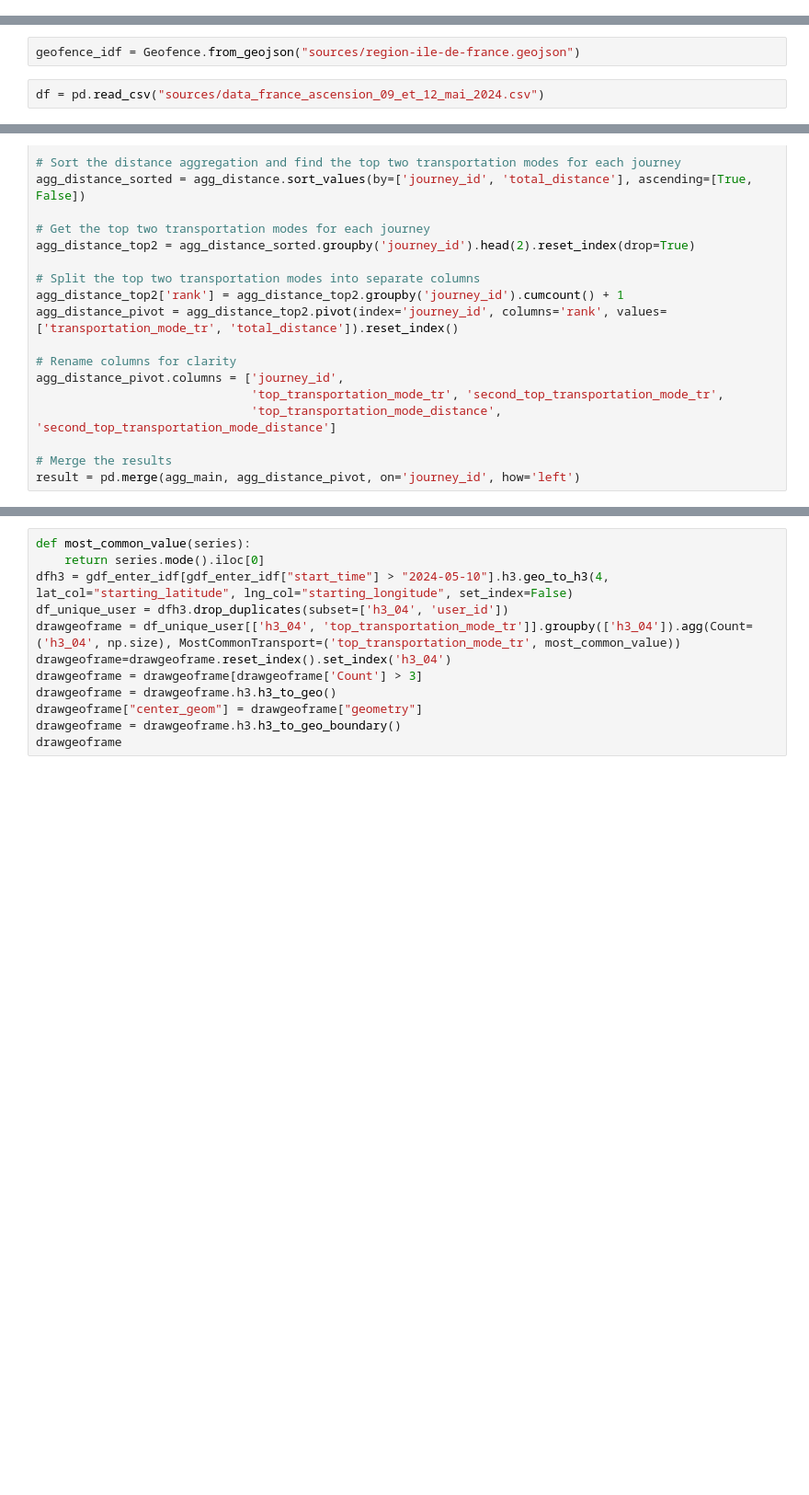
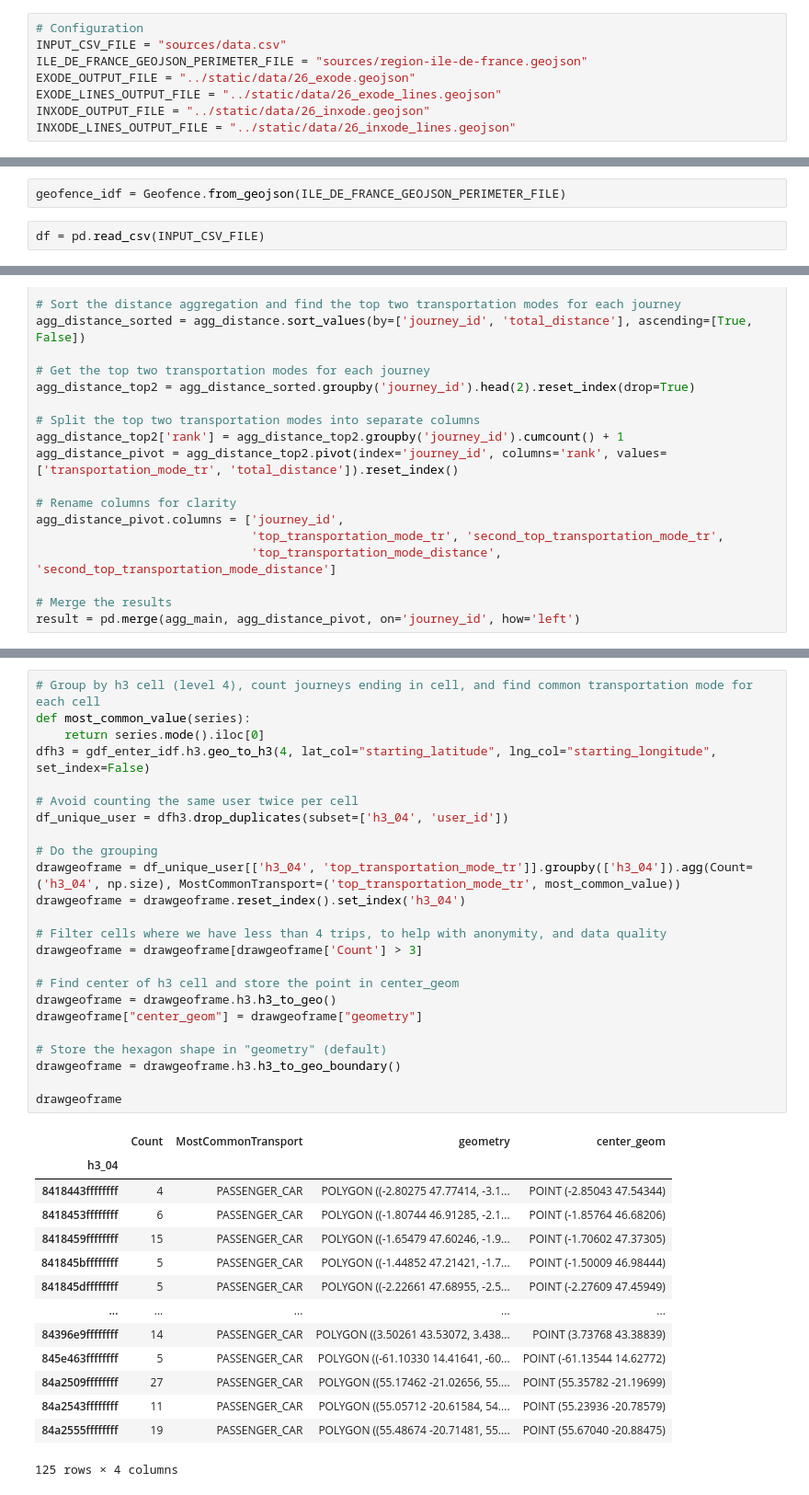
Before and after one commit to fabmob/meteo-mobilite-jo, a Jupyter notebook: computations/exode.ipynb, the cells around one changed output, grey strips where cells are left out. Shown at 92% size. Cells and saved outputs as stored; diff of their text form; blank space fills up the shorter version.

Commit message:
Cleanup exode notebook

```diff
--- a/computations/exode.ipynb
+++ b/computations/exode.ipynb
@@ -21,3 +45,11 @@
+# %%
+# Configuration
+INPUT_CSV_FILE = "sources/data.csv"
+ILE_DE_FRANCE_GEOJSON_PERIMETER_FILE = "sources/region-ile-de-france.geojson"
+EXODE_OUTPUT_FILE = "../static/data/26_exode.geojson"
+EXODE_LINES_OUTPUT_FILE = "../static/data/26_exode_lines.geojson"
+INXODE_OUTPUT_FILE = "../static/data/26_inxode.geojson"
+INXODE_LINES_OUTPUT_FILE = "../static/data/26_inxode_lines.geojson"
 # %%
 import pandas as pd
 from mappymatch.constructs.geofence import Geofence
@@ -31,4 +65,4 @@ import numpy as np
 # %%
-geofence_idf = Geofence.from_geojson("sources/region-ile-de-france.geojson")
+geofence_idf = Geofence.from_geojson(ILE_DE_FRANCE_GEOJSON_PERIMETER_FILE)
 # %%
-df = pd.read_csv("sources/data_france_ascension_09_et_12_mai_2024.csv")
+df = pd.read_csv(INPUT_CSV_FILE)
@@ -210,15 +338,42 @@ gdf_enter_idf
 # %%
+# Group by h3 cell (level 4), count journeys ending in cell, and find common transportation mode for each cell
 def most_common_value(series):
     return series.mode().iloc[0]
-dfh3 = gdf_enter_idf[gdf_enter_idf["start_time"] > "2024-05-10"].h3.geo_to_h3(4, lat_col="starting_latitude", lng_col="starting_longitude", set_index=False)
+dfh3 = gdf_enter_idf.h3.geo_to_h3(4, lat_col="starting_latitude", lng_col="starting_longitude", set_index=False)
+
+# Avoid counting the same user twice per cell
 df_unique_user = dfh3.drop_duplicates(subset=['h3_04', 'user_id'])
+
+# Do the grouping
 drawgeoframe = df_unique_user[['h3_04', 'top_transportation_mode_tr']].groupby(['h3_04']).agg(Count=('h3_04', np.size), MostCommonTransport=('top_transportation_mode_tr', most_common_value))
-drawgeoframe=drawgeoframe.reset_index().set_index('h3_04')
+drawgeoframe = drawgeoframe.reset_index().set_index('h3_04')
+
+# Filter cells where we have less than 4 trips, to help with anonymity, and data quality
 drawgeoframe = drawgeoframe[drawgeoframe['Count'] > 3]
+
+# Find center of h3 cell and store the point in center_geom
 drawgeoframe = drawgeoframe.h3.h3_to_geo()
 drawgeoframe["center_geom"] = drawgeoframe["geometry"]
+
+# Store the hexagon shape in "geometry" (default)
 drawgeoframe = drawgeoframe.h3.h3_to_geo_boundary()
+
 drawgeoframe
+# %% [output]
+|  | Count | MostCommonTransport | geometry | center_geom |
+| h3_04 |  |  |  |  |
+| 8418443ffffffff | 4 | PASSENGER_CAR | POLYGON ((-2.80275 47.77414, -3.1... | POINT (-2.85043 47.54344) |
+| 8418453ffffffff | 6 | PASSENGER_CAR | POLYGON ((-1.80744 46.91285, -2.1... | POINT (-1.85764 46.68206) |
+| 8418459ffffffff | 15 | PASSENGER_CAR | POLYGON ((-1.65479 47.60246, -1.9... | POINT (-1.70602 47.37305) |
+| 841845bffffffff | 5 | PASSENGER_CAR | POLYGON ((-1.44852 47.21421, -1.7... | POINT (-1.50009 46.98444) |
+| 841845dffffffff | 5 | PASSENGER_CAR | POLYGON ((-2.22661 47.68955, -2.5... | POINT (-2.27609 47.45949) |
+| ... | ... | ... | ... | ... |
+| 84396e9ffffffff | 14 | PASSENGER_CAR | POLYGON ((3.50261 43.53072, 3.438... | POINT (3.73768 43.38839) |
+| 845e463ffffffff | 5 | PASSENGER_CAR | POLYGON ((-61.10330 14.41641, -60... | POINT (-61.13544 14.62772) |
+| 84a2509ffffffff | 27 | PASSENGER_CAR | POLYGON ((55.17462 -21.02656, 55.... | POINT (55.35782 -21.19699) |
+| 84a2543ffffffff | 11 | PASSENGER_CAR | POLYGON ((55.05712 -20.61584, 54.... | POINT (55.23936 -20.78579) |
+| 84a2555ffffffff | 19 | PASSENGER_CAR | POLYGON ((55.48674 -20.71481, 55.... | POINT (55.67040 -20.88475) |
+125 rows × 4 columns
 # %%
 fixed_point = Point(2.333333, 48.866667)
 
```
Also changed, not shown: parts of 21 cells of this notebook.
